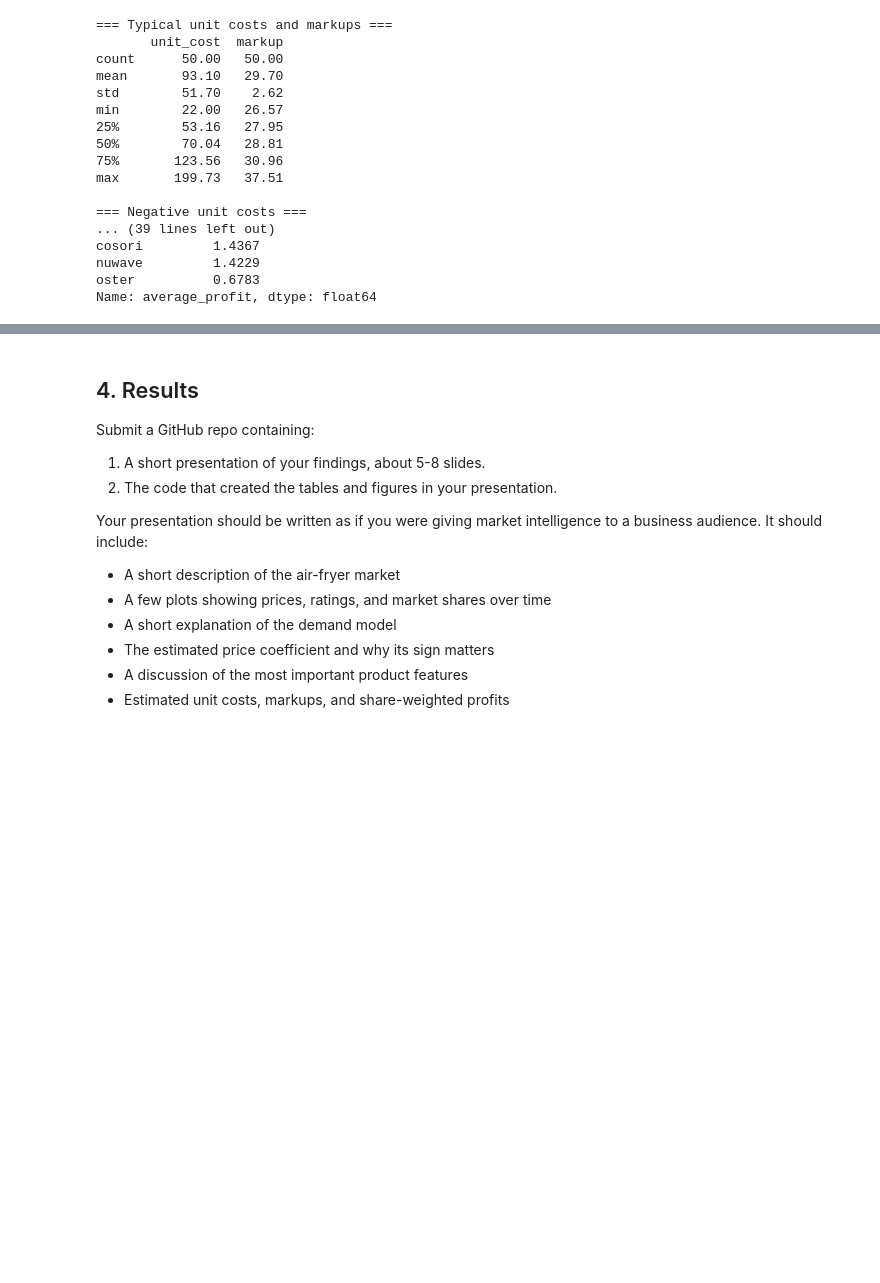
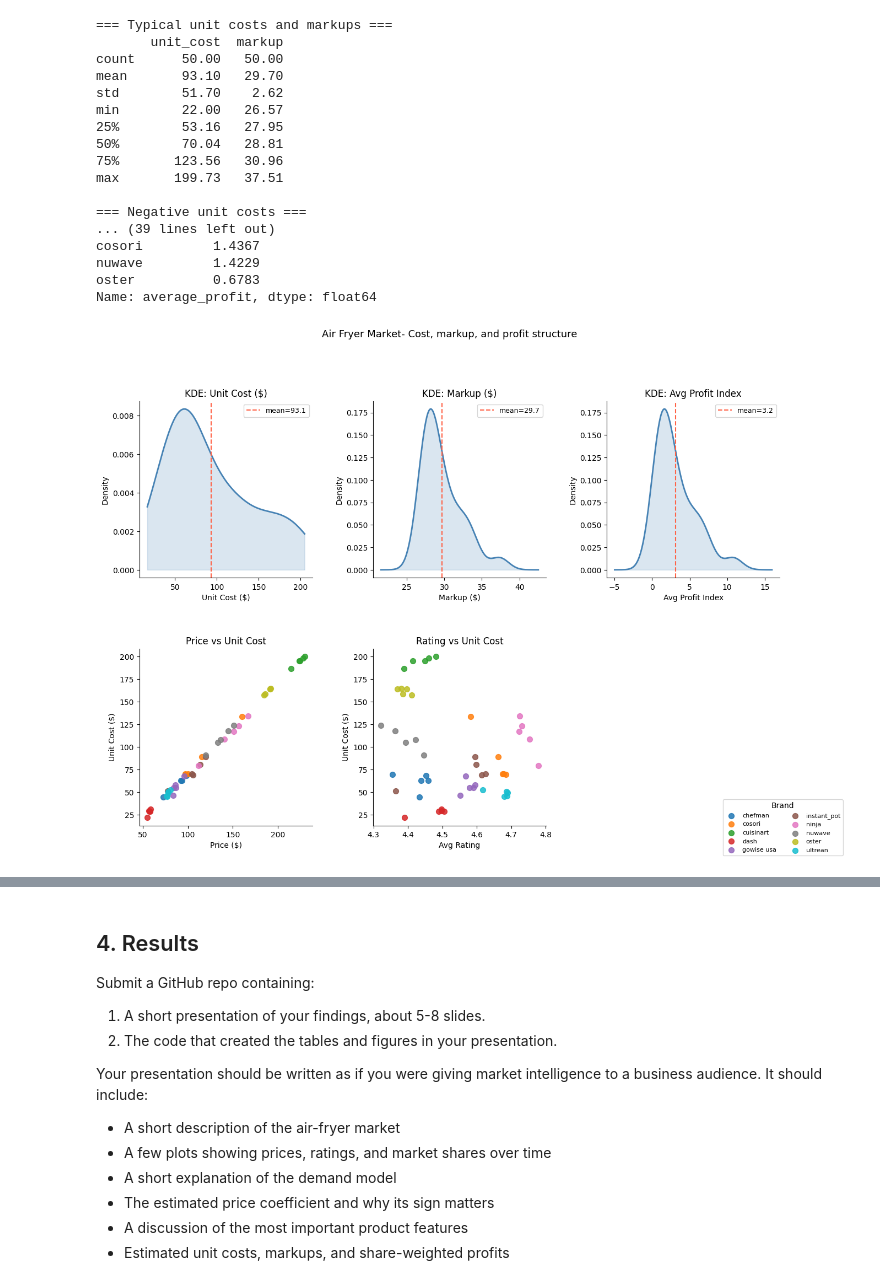
Before and after one commit to lainegoldmacher1/air_fryers, a Jupyter notebook: demand_estimation_lab.ipynb, the cells around one changed output, grey strips where cells are left out. Cells and saved outputs as stored; diff of their text form; code cells hidden in the pictures; blank space fills up the shorter version.

```diff
--- a/demand_estimation_lab.ipynb
+++ b/demand_estimation_lab.ipynb
@@ -351,3 +351,54 @@ cosori         1.4367
 nuwave         1.4229
 oster          0.6783
 Name: average_profit, dtype: float64
+# %%
+# all my plots
+import matplotlib.pyplot as plt
+import matplotlib.gridspec as gridspec
+from scipy.stats import gaussian_kde
+
+fig = plt.figure(figsize=(15, 10))
+gs = gridspec.GridSpec(2, 3, figure=fig, hspace=0.4, wspace=0.35)
+
+# kde plots
+kde_vars = [('unit_cost', 'Unit Cost ($)'), ('markup', 'Markup ($)'), ('average_profit', 'Avg Profit Index')]
+
+for i, (col, label) in enumerate(kde_vars):
+    ax = fig.add_subplot(gs[0, i])
+    vals = df[col].dropna().values
+    kde = gaussian_kde(vals)
+    x = np.linspace(vals.min() - 5, vals.max() + 5, 300)
+    ax.plot(x, kde(x), color='steelblue', lw=2)
+    ax.fill_between(x, kde(x), alpha=0.2, color='steelblue')
+    ax.axvline(vals.mean(), color='tomato', linestyle='--', lw=1.5, label=f'mean={vals.mean():.1f}')
+    ax.set_xlabel(label)
+    ax.set_ylabel('Density')
+    ax.set_title(f'KDE: {label}')
+    ax.legend(fontsize=9)
+    ax.spines[['top', 'right']].set_visible(False)
+
+# scatter plots
+scatter_vars = [
+    ('avg_price', 'unit_cost', 'Price ($)', 'Unit Cost ($)', 'Price vs Unit Cost'),
+    ('avg_rating', 'unit_cost', 'Avg Rating', 'Unit Cost ($)', 'Rating vs Unit Cost'),
+]
+
+for i, (x_col, y_col, x_label, y_label, title) in enumerate(scatter_vars):
+    ax = fig.add_subplot(gs[1, i])
+    for brand, grp in df.groupby('brand'):
+        ax.scatter(grp[x_col], grp[y_col], label=brand, s=50, alpha=0.85)
+    ax.set_xlabel(x_label)
+    ax.set_ylabel(y_label)
+    ax.set_title(title)
+    ax.spines[['top', 'right']].set_visible(False)
+
+# shared legend for scatter plots
+handles, labels = fig.axes[3].get_legend_handles_labels()
+fig.legend(handles, labels, loc='lower right', bbox_to_anchor=(0.98, 0.05),
+           fontsize=8, frameon=True, ncol=2, title='Brand')
+
+plt.suptitle('Air Fryer Market- Cost, markup, and profit structure', fontsize=13, y=1.01)
+plt.savefig('cost_markup_plots.png', dpi=150, bbox_inches='tight')
+plt.show()
+# %% [output]
+[figure, added]
```
Also changed, not shown: parts of 1 cell of this notebook.
